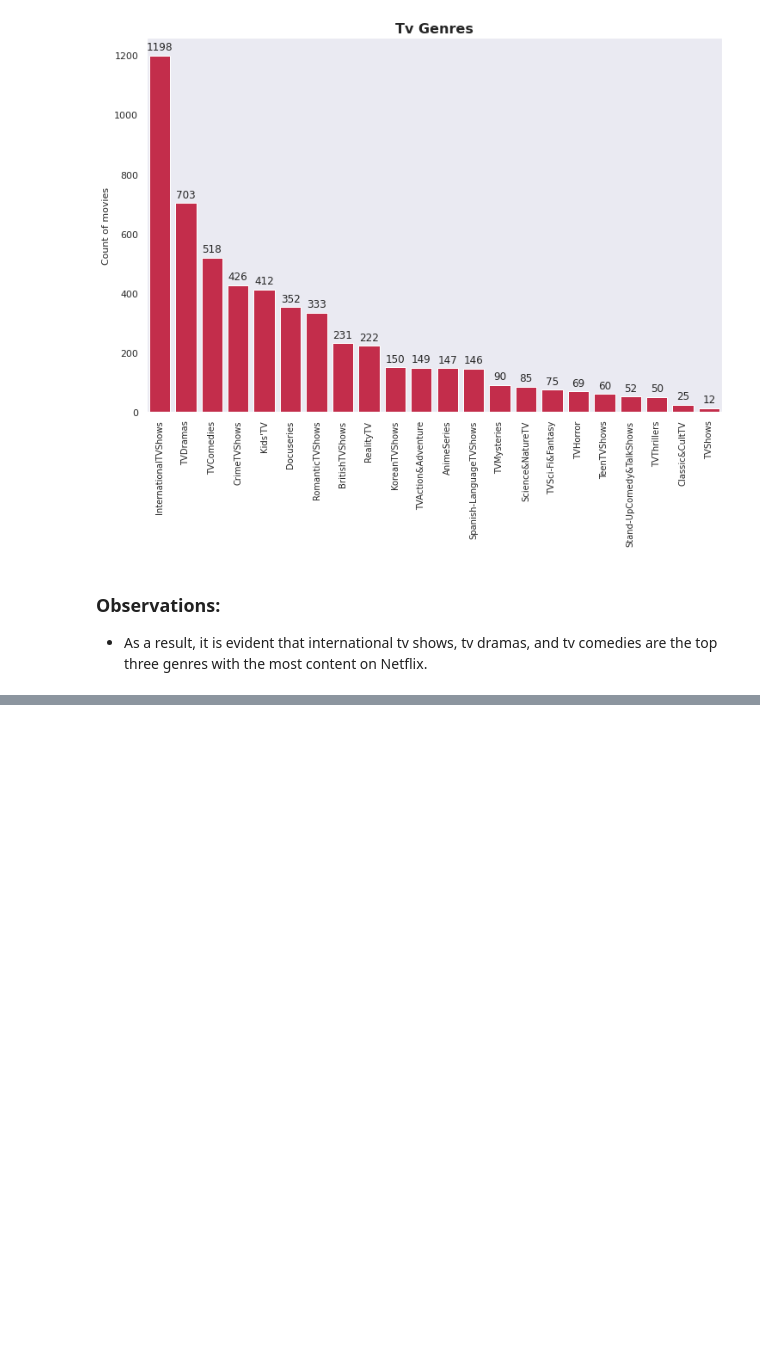
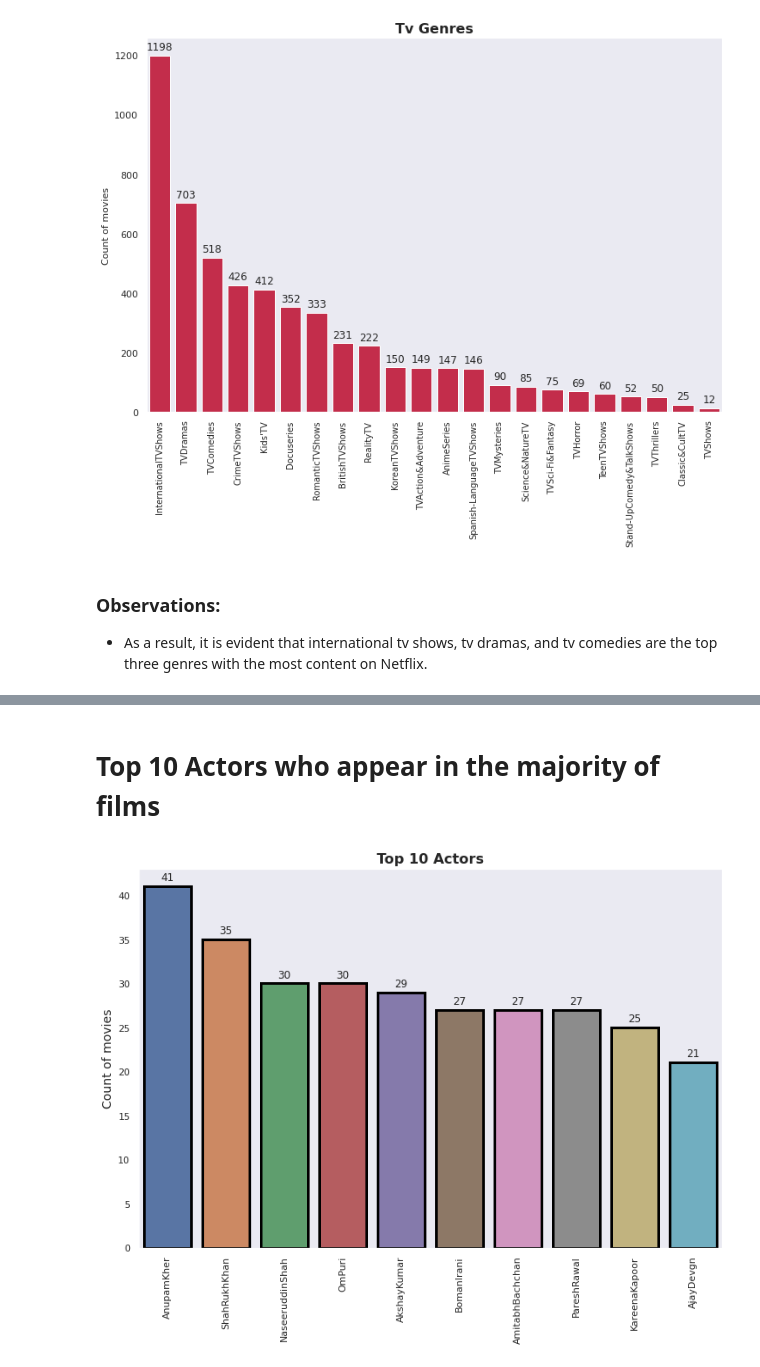
Before and after one commit to aryarajat/NETFLIX-MOVIES-AND-TV-SHOWS-CLUSTERING, a Jupyter notebook: NETFLIX_MOVIES_AND_TV_SHOWS_CLUSTERING.ipynb, the cells around one changed output, grey strips where cells are left out. Cells and saved outputs as stored; diff of their text form; code cells hidden in the pictures; blank space fills up the shorter version.

```diff
--- a/NETFLIX_MOVIES_AND_TV_SHOWS_CLUSTERING.ipynb
+++ b/NETFLIX_MOVIES_AND_TV_SHOWS_CLUSTERING.ipynb
@@ -799,0 +930,38 @@ for p in ax.patches:
+# %% [markdown]
+# **Top 10 Actors who appear in the majority of films**
+# %%
+# Importing the Counter
+from collections import Counter
+
+# Counting the Actors for the movies
+actors=list(df_movies['cast'])
+cast=[]
+
+for i in actors:
+    i=list(i.split(','))
+    for j in i:
+        cast.append(j.replace(' ',""))
+movie_cast=Counter(cast)
+
+
+movie_cast={k: v for k, v in sorted(movie_cast.items(), key=lambda item: item[1], reverse= True)}
+
+# Ploting the graoh
+sns.set_style('dark')
+plt.figure(figsize = (12, 8))
+x=list(movie_cast.keys())
+y=list(movie_cast.values())
+ax=sns.barplot(x[1:11],y[1:11],lw=3,ec='black')
+
+# set a title
+plt.title("Top 10 Actors", fontsize=16, fontweight='bold')
+plt.xticks(rotation = 90)
+plt.ylabel("Count of movies",fontsize=14)
+
+# Adding Annotation
+for p in ax.patches:
+  ax.annotate(format(p.get_height(), '.0f'), (p.get_x() + p.get_width() / 2.,
+  p.get_height()) , ha = 'center', va = 'center', xytext = (0, 10),
+  textcoords = 'offset points')
+# %% [output]
+[figure, added]
```
Also changed, not shown: parts of 21 cells of this notebook.
